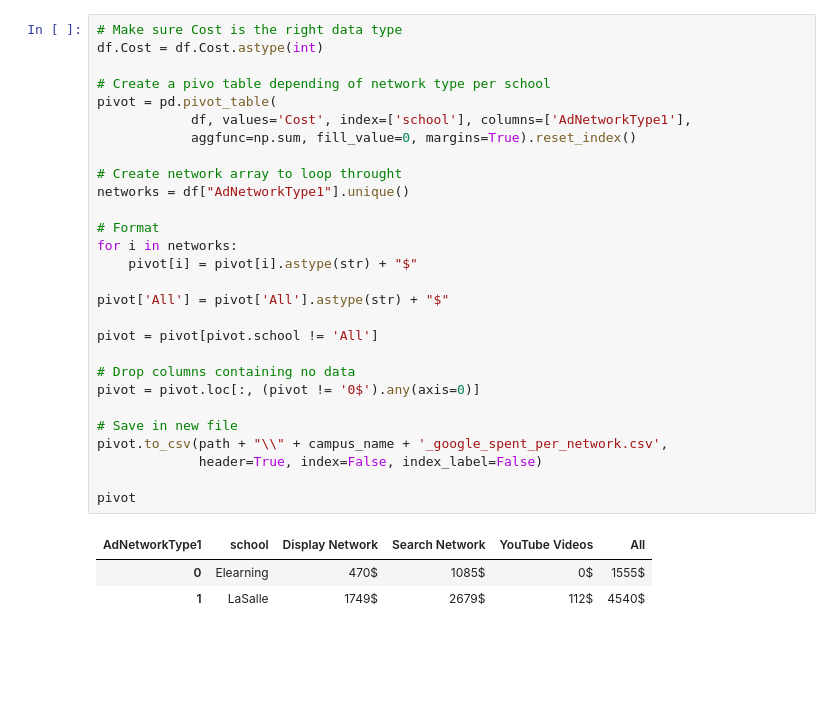
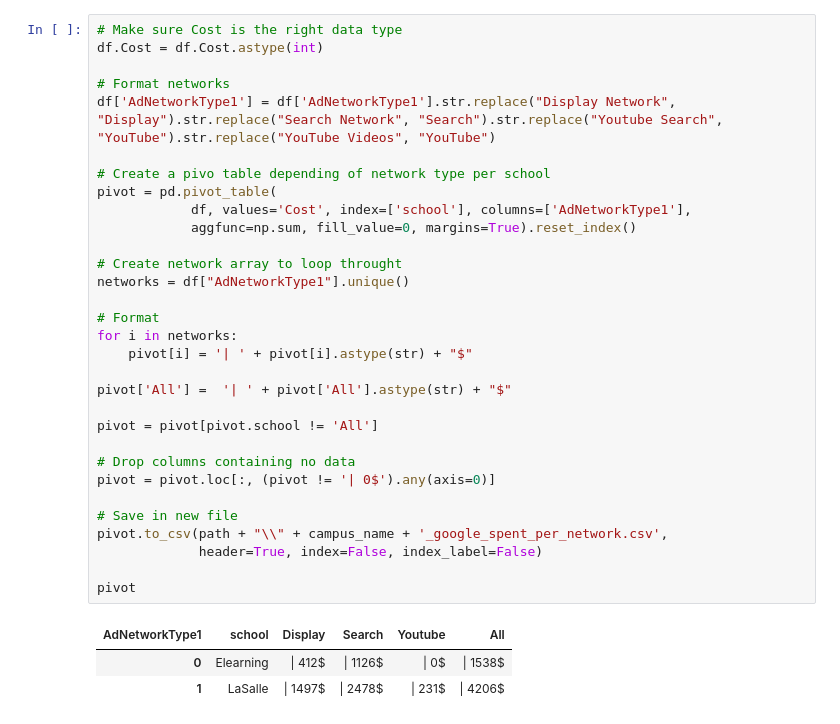
Before and after one commit to BjMrq/Jupyter-Notebooks, a Jupyter notebook: Google ads data cleaning.ipynb, the cells around one changed output. Saved outputs shown, nothing was run; the diff lists cells and outputs as text; blank space fills up the shorter version.

```diff
--- a/Google ads data cleaning.ipynb
+++ b/Google ads data cleaning.ipynb
@@ -96,35 +96,38 @@ df
 # %%
 # Make sure Cost is the right data type
 df.Cost = df.Cost.astype(int)
+
+# Format networks
+df['AdNetworkType1'] = df['AdNetworkType1'].str.replace("Display Network", "Display").str.replace("Search Network", "Search").str.replace("Youtube Search", "YouTube").str.replace("YouTube Videos", "YouTube")
 
 # Create a pivo table depending of network type per school
 pivot = pd.pivot_table(
             df, values='Cost', index=['school'], columns=['AdNetworkType1'],
             aggfunc=np.sum, fill_value=0, margins=True).reset_index()
 
 # Create network array to loop throught
 networks = df["AdNetworkType1"].unique()
 
 # Format
 for i in networks:
-    pivot[i] = pivot[i].astype(str) + "$"
+    pivot[i] = '| ' + pivot[i].astype(str) + "$"
 
-pivot['All'] = pivot['All'].astype(str) + "$"
+pivot['All'] =  '| ' + pivot['All'].astype(str) + "$"
 
 pivot = pivot[pivot.school != 'All']
 
 # Drop columns containing no data
-pivot = pivot.loc[:, (pivot != '0$').any(axis=0)]
+pivot = pivot.loc[:, (pivot != '| 0$').any(axis=0)]
 
 # Save in new file
 pivot.to_csv(path + "\\" + campus_name + '_google_spent_per_network.csv',
              header=True, index=False, index_label=False)
 
 pivot
 # %% [output]
-| AdNetworkType1 | school | Display Network | Search Network | YouTube Videos | All |
-| 0 | Elearning | 470$ | 1085$ | 0$ | 1555$ |
-| 1 | LaSalle | 1749$ | 2679$ | 112$ | 4540$ |
+| AdNetworkType1 | school | Display | Search | Youtube | All |
+| 0 | Elearning | | 412$ | | 1126$ | | 0$ | | 1538$ |
+| 1 | LaSalle | | 1497$ | | 2478$ | | 231$ | | 4206$ |
 # %%
 df = pd.read_csv(path + "\\" + campus_name + '_google_ads_data_cleaned.csv')
 df
```
Also changed, not shown: parts of 7 cells of this notebook, 3 other files.
